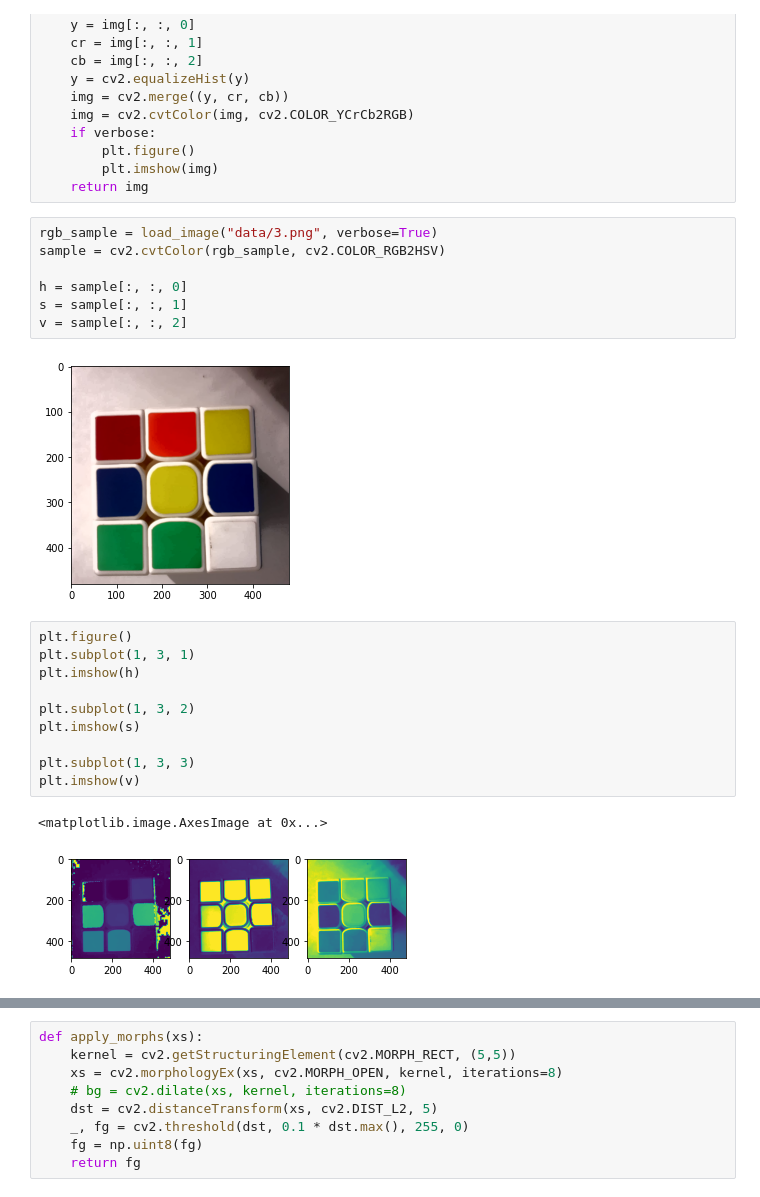
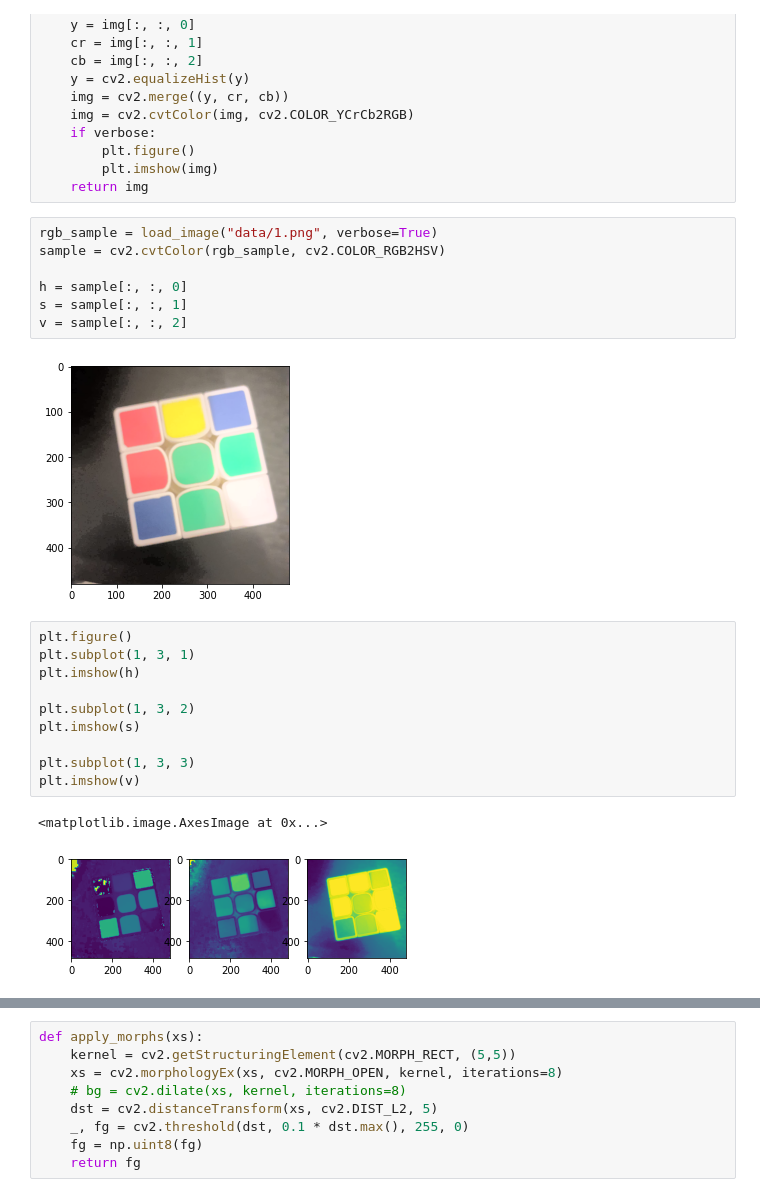
Before and after one commit to rubenjr0/umacv_2324_final_project, a Jupyter notebook: notebook.ipynb, the cells around one changed output, grey strips where cells are left out. Saved outputs shown, nothing was run; the diff lists cells and outputs as text.

```diff
--- a/notebook.ipynb
+++ b/notebook.ipynb
@@ -31,14 +31,14 @@ def load_image(path: pathlib.Path, verbose: bool = False) -> np.ndarray:
         plt.imshow(img)
     return img
 # %%
-rgb_sample = load_image("data/3.png", verbose=True)
+rgb_sample = load_image("data/1.png", verbose=True)
 sample = cv2.cvtColor(rgb_sample, cv2.COLOR_RGB2HSV)
 
 h = sample[:, :, 0]
 s = sample[:, :, 1]
 v = sample[:, :, 2]
 # %% [output]
-[figure, old version]
+[figure, new version]
 # %%
 plt.figure()
 plt.subplot(1, 3, 1)
@@ -51,6 +51,6 @@ plt.subplot(1, 3, 3)
 plt.imshow(v)
 # %% [output]
 <matplotlib.image.AxesImage at 0x...>
-[figure, old version]
+[figure, new version]
 # %%
 def find_cube(hsv_img):
```
Also changed, not shown: parts of 5 cells of this notebook.
